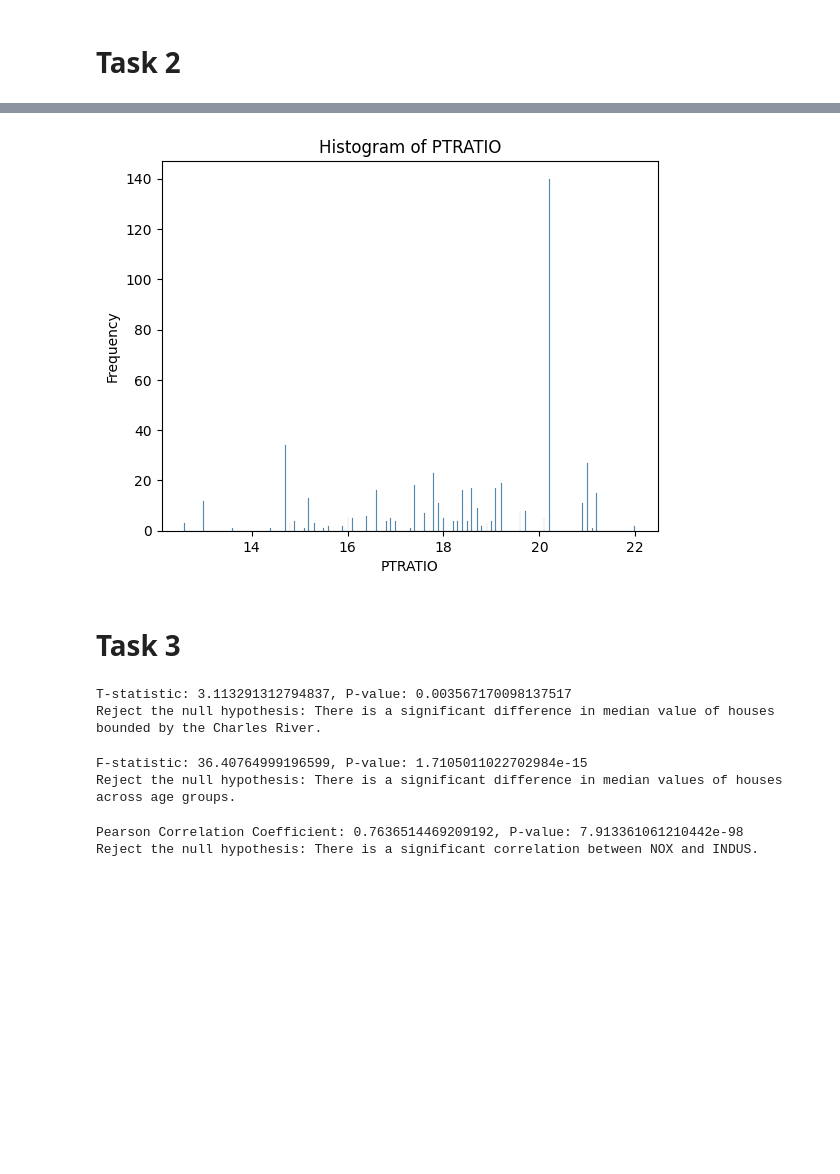
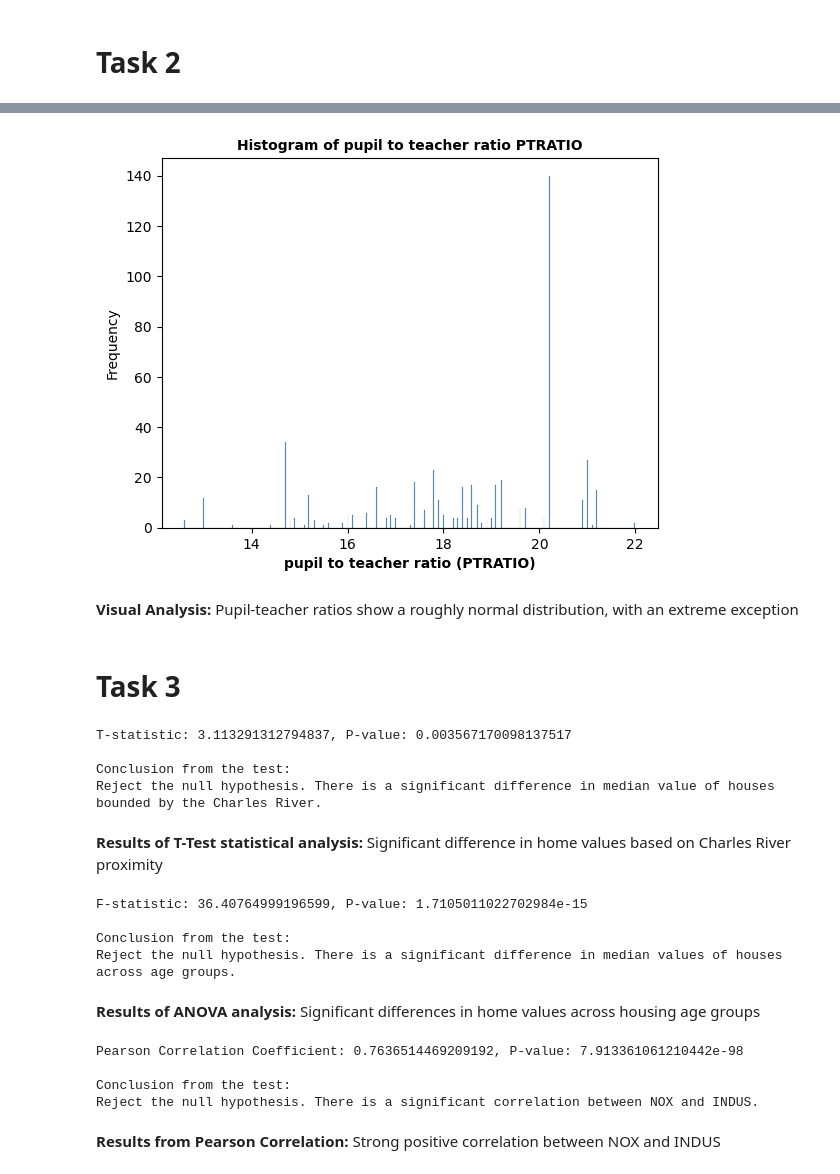
Before and after one commit to java4devgmail/coursera, a Jupyter notebook: Optional_Peer_Graded_Assignment.jupyterlite.ipynb, the cells around one changed output, grey strips where cells are left out. Cells and saved outputs as stored; diff of their text form; code cells hidden in the pictures; blank space fills up the shorter version.

```diff
--- a/Optional_Peer_Graded_Assignment.jupyterlite.ipynb
+++ b/Optional_Peer_Graded_Assignment.jupyterlite.ipynb
@@ -105,18 +134,23 @@ pyplot.show()
 # %%
 # Create a histogram for the pupil to teacher ratio variable
 
 # Create the histogram
 sns.histplot(data=boston_df, x='PTRATIO', bins=len(boston_df), kde=False)
 
 # Add labels and title
-pyplot.title('Histogram of PTRATIO')
-pyplot.xlabel('PTRATIO')
-pyplot.ylabel('Frequency')
+plot_title = 'Histogram of pupil to teacher ratio PTRATIO'
+x_label = 'pupil to teacher ratio (PTRATIO)'
+y_label = 'Frequency'
+pyplot.title(plot_title, fontsize=10, fontweight='bold')
+pyplot.xlabel(x_label, fontsize=10, fontweight='bold')
+pyplot.ylabel(y_label)
 
 # Show the plot
 pyplot.show()
 # %% [output]
-[figure, old version]
+[figure, new version]
+# %% [markdown]
+**Visual Analysis:** Pupil-teacher ratios show a roughly normal distribution, with an extreme exception
 # %% [markdown]
 # Task 3
 # %%
@@ -138,16 +172,20 @@ chas_0 = boston_df[boston_df['CHAS'] == 0]['MEDV']
 t_stat, p_value = scipy.stats.ttest_ind(chas_1, chas_0, equal_var=False)
 
 # Print results
-print(f"T-statistic: {t_stat}, P-value: {p_value}")
+print(f"T-statistic: {t_stat}, P-value: {p_value}\n")
 
 # Conclusion
 if p_value < alpha:
-    print("Reject the null hypothesis: There is a significant difference in median value of houses bounded by the Charles River.")
+    print("Conclusion from the test:\nReject the null hypothesis. There is a significant difference in median value of houses bounded by the Charles River.")
 else:
-    print("Fail to reject the null hypothesis: There is no significant difference in median value of houses bounded by the Charles River.")
+    print("Conclusion from the test:\nFail to reject the null hypothesis. There is no significant difference in median value of houses bounded by the Charles River.")
 # %% [output]
 T-statistic: 3.113291312794837, P-value: 0.003567170098137517
-Reject the null hypothesis: There is a significant difference in median value of houses bounded by the Charles River.
+
+Conclusion from the test:
+Reject the null hypothesis. There is a significant difference in median value of houses bounded by the Charles River.
+# %% [markdown]
+**Results of T-Test statistical analysis:** Significant difference in home values based on Charles River proximity
 # %%
 # Is there a difference in Median values of houses (MEDV) for each proportion of owner occupied units
 # built prior to 1940 (AGE)? (ANOVA)
@@ -170,16 +208,20 @@ group3 = boston_df[boston_df['AGE_group'] == '70 years and older']['MEDV']
 f_stat, p_value = scipy.stats.f_oneway(group1, group2, group3)
 
 # Print results
-print(f"F-statistic: {f_stat}, P-value: {p_value}")
+print(f"F-statistic: {f_stat}, P-value: {p_value}\n")
 
 # Conclusion
 if p_value < alpha:
-    print("Reject the null hypothesis: There is a significant difference in median values of houses across age groups.")
+    print("Conclusion from the test:\nReject the null hypothesis. There is a significant difference in median values of houses across age groups.")
 else:
-    print("Fail to reject the null hypothesis: There is no significant difference in median values of houses across age groups.")
+    print("Conclusion from the test:\nFail to reject the null hypothesis. There is no significant difference in median values of houses across age groups.")
 # %% [output]
 F-statistic: 36.40764999196599, P-value: 1.7105011022702984e-15
-Reject the null hypothesis: There is a significant difference in median values of houses across age groups.
+
+Conclusion from the test:
+Reject the null hypothesis. There is a significant difference in median values of houses across age groups.
+# %% [markdown]
+**Results of ANOVA analysis:** Significant differences in home values across housing age groups
 # %%
 # Can we conclude that there is no relationship between Nitric oxide concentrations and
 # proportion of non-retail business acres per town? (Pearson Correlation)
@@ -190,16 +232,20 @@ Reject the null hypothesis: There is a significant difference in median values o
 corr, p_value = scipy.stats.pearsonr(boston_df['NOX'], boston_df['INDUS'])
 
 # Print results
-print(f"Pearson Correlation Coefficient: {corr}, P-value: {p_value}")
+print(f"Pearson Correlation Coefficient: {corr}, P-value: {p_value}\n")
 
 # Conclusion
 if p_value < alpha:
-    print("Reject the null hypothesis: There is a significant correlation between NOX and INDUS.")
+    print("Conclusion from the test:\nReject the null hypothesis. There is a significant correlation between NOX and INDUS.")
 else:
-    print("Fail to reject the null hypothesis: There is no significant correlation between NOX and INDUS.")
+    print("Conclusion from the test:\nFail to reject the null hypothesis. There is no significant correlation between NOX and INDUS.")
 # %% [output]
 Pearson Correlation Coefficient: 0.7636514469209192, P-value: 7.913361061210442e-98
-Reject the null hypothesis: There is a significant correlation between NOX and INDUS.
+
+Conclusion from the test:
+Reject the null hypothesis. There is a significant correlation between NOX and INDUS.
+# %% [markdown]
+**Results from Pearson Correlation:** Strong positive correlation between NOX and INDUS
 # %%
 # What is the impact of an additional weighted distance to the five Boston employment centres
 # on the median value of owner occupied homes? (Regression analysis)
```
Also changed, not shown: parts of 13 cells of this notebook.
